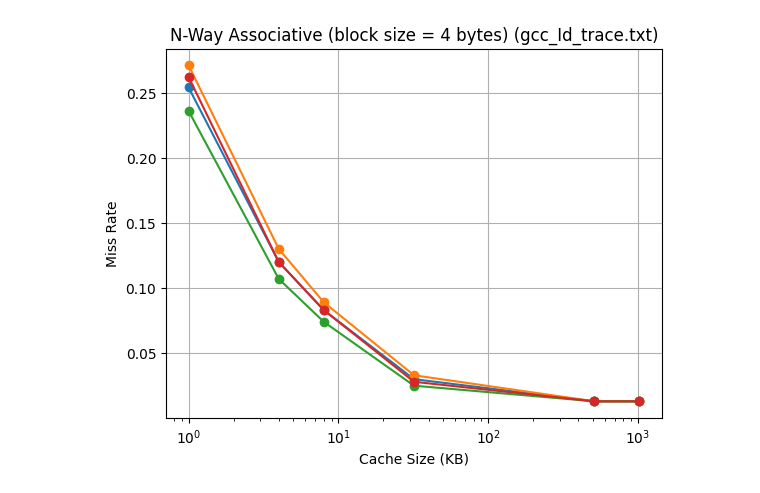
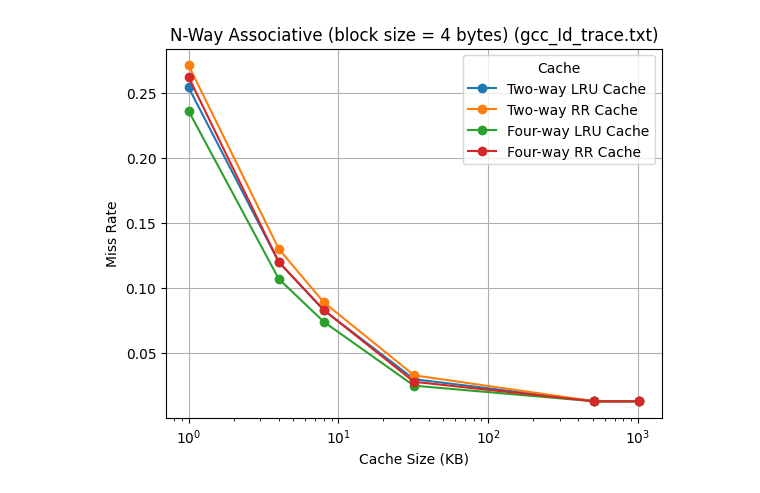
Before and after one commit to bookpanda/2110352-COM-SYS-ARCH, a Jupyter notebook: 2-cache/graph.ipynb, the cells around one changed output. Cells and saved outputs as stored; diff of their text form; code cells hidden in the pictures.

```diff
--- a/2-cache/graph.ipynb
+++ b/2-cache/graph.ipynb
@@ -24,23 +24,24 @@ plt.show()
 # %%
 import matplotlib.pyplot as plt
 
 cache_sizes = [1, 4, 8, 32, 512, 1024]
 two_way_lru = [0.254, 0.120, 0.083, 0.030, 0.013, 0.013]
 two_way_rr = [0.271, 0.130, 0.089, 0.033, 0.013, 0.013]
 four_way_lru = [0.236, 0.107, 0.074, 0.025, 0.013, 0.013]
 four_way_rr = [0.262, 0.120, 0.083, 0.028, 0.013, 0.013]
 
 plt.plot(cache_sizes, two_way_lru, marker='o', label='Two-way LRU Cache')
 plt.plot(cache_sizes, two_way_rr, marker='o', label='Two-way RR Cache')
 plt.plot(cache_sizes, four_way_lru, marker='o', label='Four-way LRU Cache')
 plt.plot(cache_sizes, four_way_rr, marker='o', label='Four-way RR Cache')
 
 plt.title("N-Way Associative (block size = 4 bytes) (gcc_Id_trace.txt)")
 plt.xlabel("Cache Size (KB)")
 plt.ylabel("Miss Rate")
 plt.grid(True)
+plt.legend(title="Cache")
 plt.xscale('log')
 
 plt.show()
 # %% [output]
-[figure, old version]
+[figure, new version]
```
Also changed, not shown: parts of 1 cell of this notebook.
